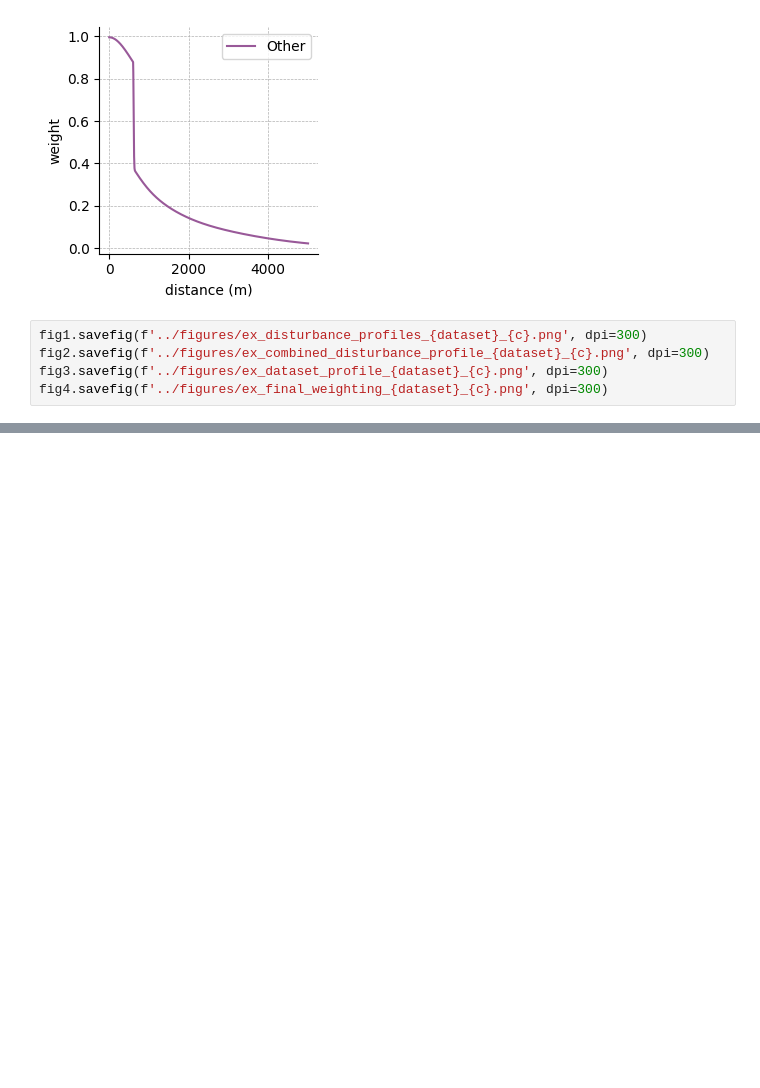
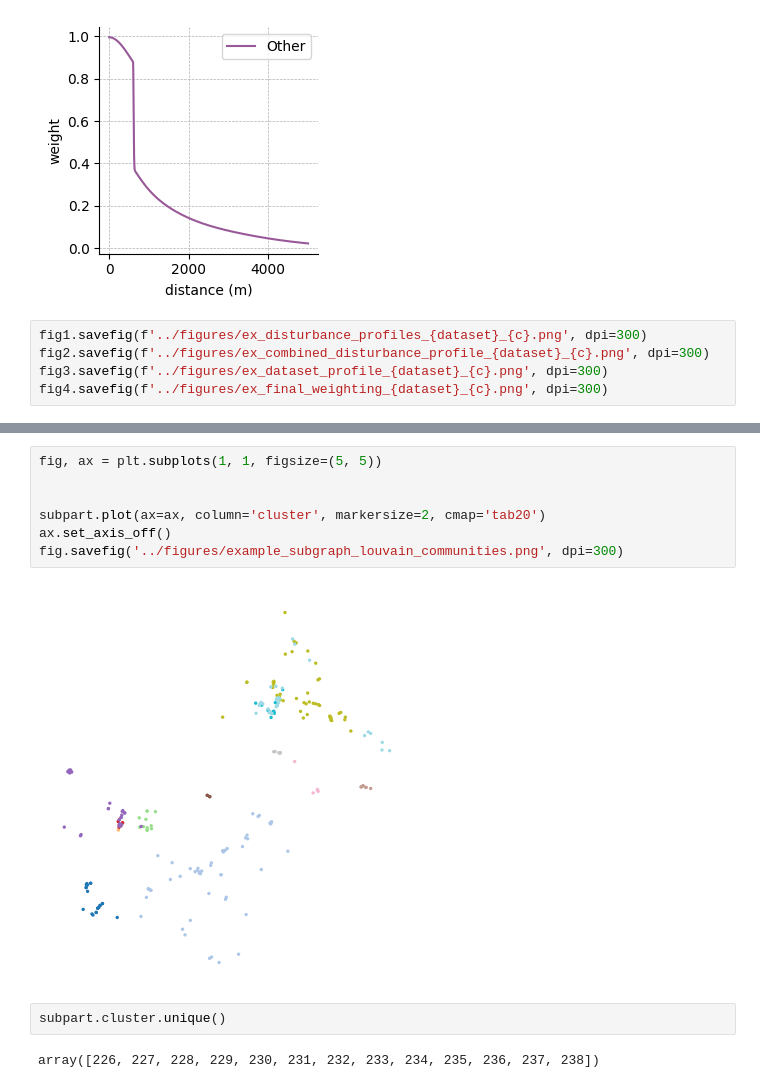
Before and after one commit to ArthurCalvi/Disturbance-Attribution-Dataset-Joining, a Jupyter notebook: join-datasets/create_figures.ipynb, the cells around one changed output, grey strips where cells are left out. Cells and saved outputs as stored; diff of their text form; blank space fills up the shorter version.

```diff
--- a/join-datasets/create_figures.ipynb
+++ b/join-datasets/create_figures.ipynb
@@ -228,0 +402,13 @@ fig4.savefig(f'../figures/ex_final_weighting_{dataset}_{c}.png', dpi=300)
+# %%
+fig, ax = plt.subplots(1, 1, figsize=(5, 5))
+
+
+subpart.plot(ax=ax, column='cluster', markersize=2, cmap='tab20')
+ax.set_axis_off()
+fig.savefig('../figures/example_subgraph_louvain_communities.png', dpi=300)
+# %% [output]
+[figure, added]
+# %%
+subpart.cluster.unique()
+# %% [output]
+array([226, 227, 228, 229, 230, 231, 232, 233, 234, 235, 236, 237, 238])
```
Also changed, not shown: parts of 11 cells of this notebook, 7 other files.
